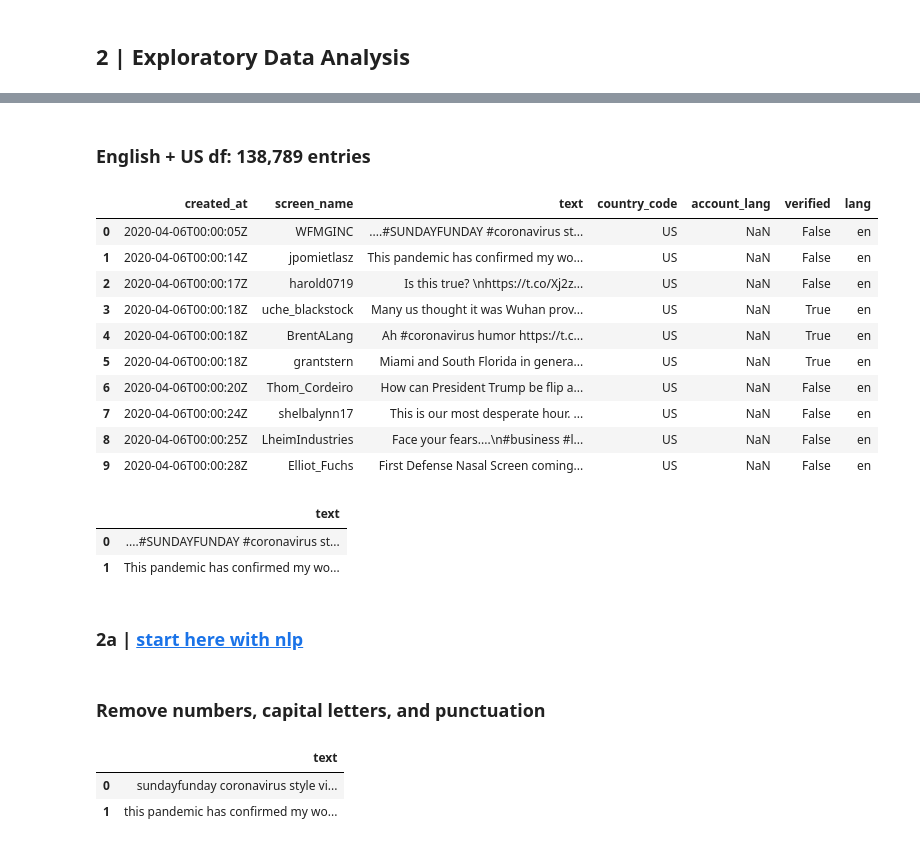
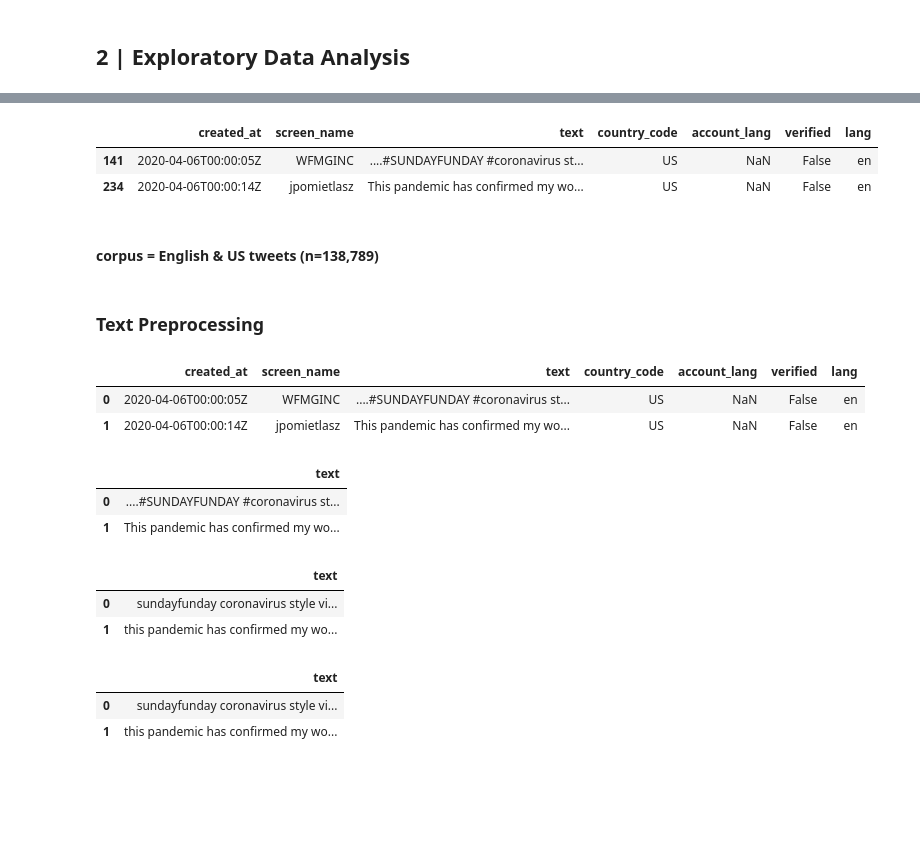
Before and after one commit to slp22/nlp-project, a Jupyter notebook: nlp-coronavirus-tweets-mvp.ipynb, the cells around one changed output, grey strips where cells are left out. Drawn from its saved outputs; the diff is of its cells as text; code cells hidden in the pictures; blank space fills up the shorter version.

```diff
--- a/nlp-coronavirus-tweets-mvp.ipynb
+++ b/nlp-coronavirus-tweets-mvp.ipynb
@@ -117,2 +185,6 @@ from cleantext import clean
 # %%
-# eng_us_df.head(10)
+eng_us_df.head(2)
+# %% [output]
+|  | created_at | screen_name | text | country_code | account_lang | verified | lang |
+| 141 | 2020-04-06T00:00:05Z | WFMGINC | ....#SUNDAYFUNDAY #coronavirus st... | US | NaN | False | en |
+| 234 | 2020-04-06T00:00:14Z | jpomietlasz | This pandemic has confirmed my wo... | US | NaN | False | en |
@@ -121,3 +191,3 @@ from cleantext import clean
 # %% [markdown]
-### English + US df: 138,789 entries
+#### corpus = English &  US tweets (n=138,789)
 # %%
@@ -129,17 +198,11 @@ from cleantext import clean
+# %% [markdown]
+### Text Preprocessing<a id='tp'></a>
 # %%
-# #read df in
-df = pd.read_csv('coronavirus_tweets_df.csv', low_memory=False)
-df.head(10)
+# read in corpus
+df = pd.read_csv('./raw_data/tweet_df.csv', low_memory=False)
+df.head(2)
 # %% [output]
 |  | created_at | screen_name | text | country_code | account_lang | verified | lang |
 | 0 | 2020-04-06T00:00:05Z | WFMGINC | ....#SUNDAYFUNDAY #coronavirus st... | US | NaN | False | en |
 | 1 | 2020-04-06T00:00:14Z | jpomietlasz | This pandemic has confirmed my wo... | US | NaN | False | en |
-| 2 | 2020-04-06T00:00:17Z | harold0719 | Is this true? \nhttps://t.co/Xj2z... | US | NaN | False | en |
-| 3 | 2020-04-06T00:00:18Z | uche_blackstock | Many us thought it was Wuhan prov... | US | NaN | True | en |
-| 4 | 2020-04-06T00:00:18Z | BrentALang | Ah #coronavirus humor https://t.c... | US | NaN | True | en |
-| 5 | 2020-04-06T00:00:18Z | grantstern | Miami and South Florida in genera... | US | NaN | True | en |
-| 6 | 2020-04-06T00:00:20Z | Thom_Cordeiro | How can President Trump be flip a... | US | NaN | False | en |
-| 7 | 2020-04-06T00:00:24Z | shelbalynn17 | This is our most desperate hour. ... | US | NaN | False | en |
-| 8 | 2020-04-06T00:00:25Z | LheimIndustries | Face your fears....\n#business #l... | US | NaN | False | en |
-| 9 | 2020-04-06T00:00:28Z | Elliot_Fuchs | First Defense Nasal Screen coming... | US | NaN | False | en |
 # %%
@@ -150,8 +214,4 @@ df.head(2)
 |  | text |
 | 0 | ....#SUNDAYFUNDAY #coronavirus st... |
 | 1 | This pandemic has confirmed my wo... |
-# %% [markdown]
-### 2a | [start here with nlp](http://localhost:8888/notebooks/Documents/GitHub/metis_dsml/05_nlp/g1-nlp-overview/NLP_Supervised_Learning.ipynb)<a id='2a'></a>
-# %% [markdown]
-### Remove numbers, capital letters, and punctuation
 # %%
@@ -167,3 +228,8 @@ df.head(2)
 # %%
 # remove emojis
 df = df.astype(str).apply(lambda x: x.str.encode('ascii', 'ignore').str.decode('ascii'))
+df.head(2)
+# %% [output]
+|  | text |
+| 0 | sundayfunday coronavirus style vi... |
+| 1 | this pandemic has confirmed my wo... |
```
Also changed, not shown: parts of 75 cells of this notebook.
